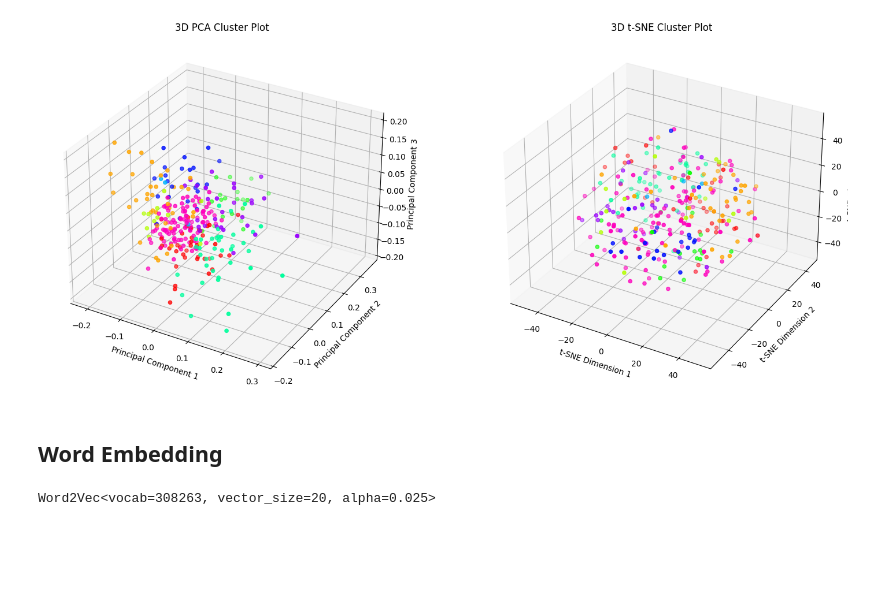
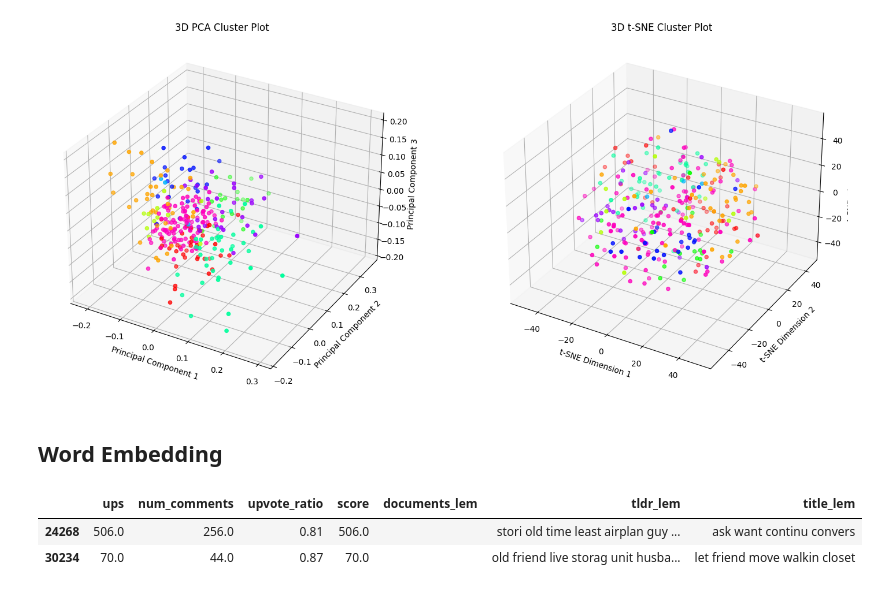
Before and after one commit to KacpiPL/Text_mining_tifu, a Jupyter notebook: scripts/2_clustering.ipynb, the cells around one changed output. Saved outputs shown, nothing was run; the diff lists cells and outputs as text; code cells hidden in the pictures; blank space fills up the shorter version.

```diff
--- a/scripts/2_clustering.ipynb
+++ b/scripts/2_clustering.ipynb
@@ -214,10 +137,18 @@ plot_3d_pca_tsna(text_tfidf, clusters_tfidf)
 [figure]
 # %% [markdown]
 ## Word Embedding
+# %%
+df[df['documents_lem'].apply(lambda x: not x)]
+# %% [output]
+|  | ups | num_comments | upvote_ratio | score | documents_lem | tldr_lem | title_lem |
+| 24268 | 506.0 | 256.0 | 0.81 | 506.0 |  | stori old time least airplan guy ... | ask want continu convers |
+| 30234 | 70.0 | 44.0 | 0.87 | 70.0 |  | old friend live storag unit husba... | let friend move walkin closet |
 # %%
-tokenized_sentences = [sentence.split() for sentence in df['documents']]
-model = word2vec.Word2Vec(tokenized_sentences,  vector_size=20, window=5, min_count=1, workers=10)
+tokenized_sentences = [sentence.split() for sentence in df['documents_lem']]
+model = word2vec.Word2Vec(tokenized_sentences,  vector_size=50, window=5, min_count=1, workers=10)
 
-print(model)
+non_empty_tokenized_sentences = [doc for doc in tokenized_sentences if doc]
+
+embeddings = [np.mean([model.wv[word] for word in doc], axis=0) for doc in tokenized_sentences]
+embeddings_np = np.array(embeddings)
+data_standardized = StandardScaler().fit_transform(embeddings)
-# %% [output]
-Word2Vec<vocab=308263, vector_size=20, alpha=0.025>
```
Also changed, not shown: parts of 31 cells of this notebook, 1 other file.
